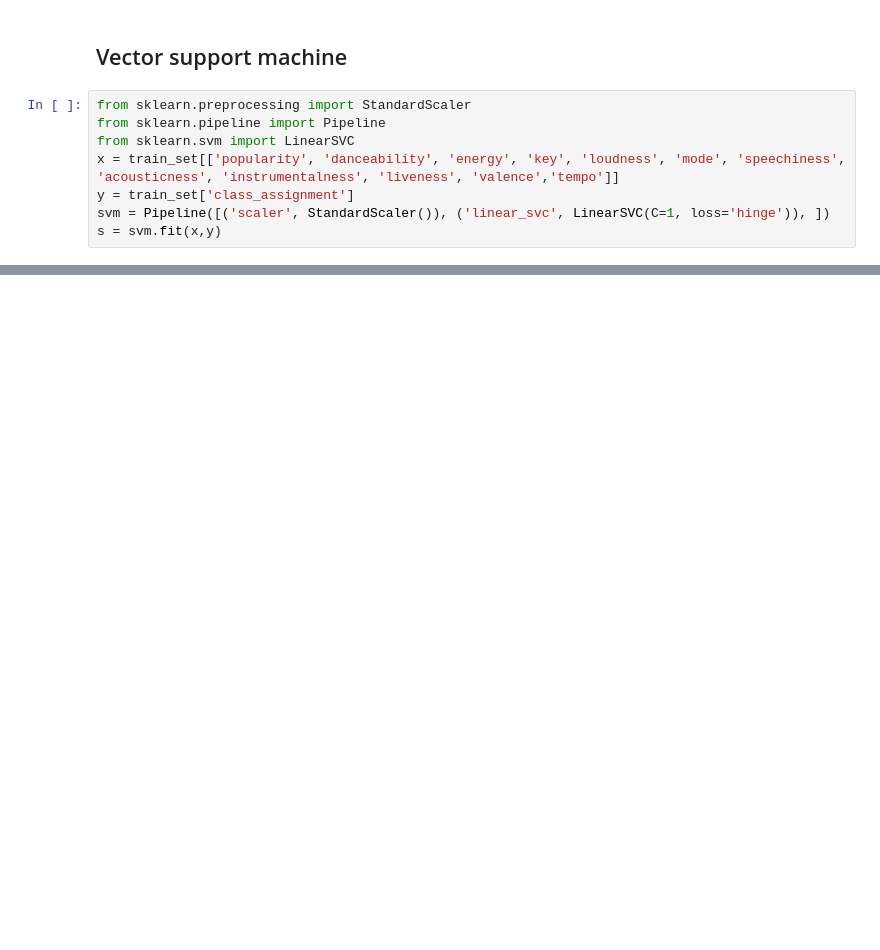
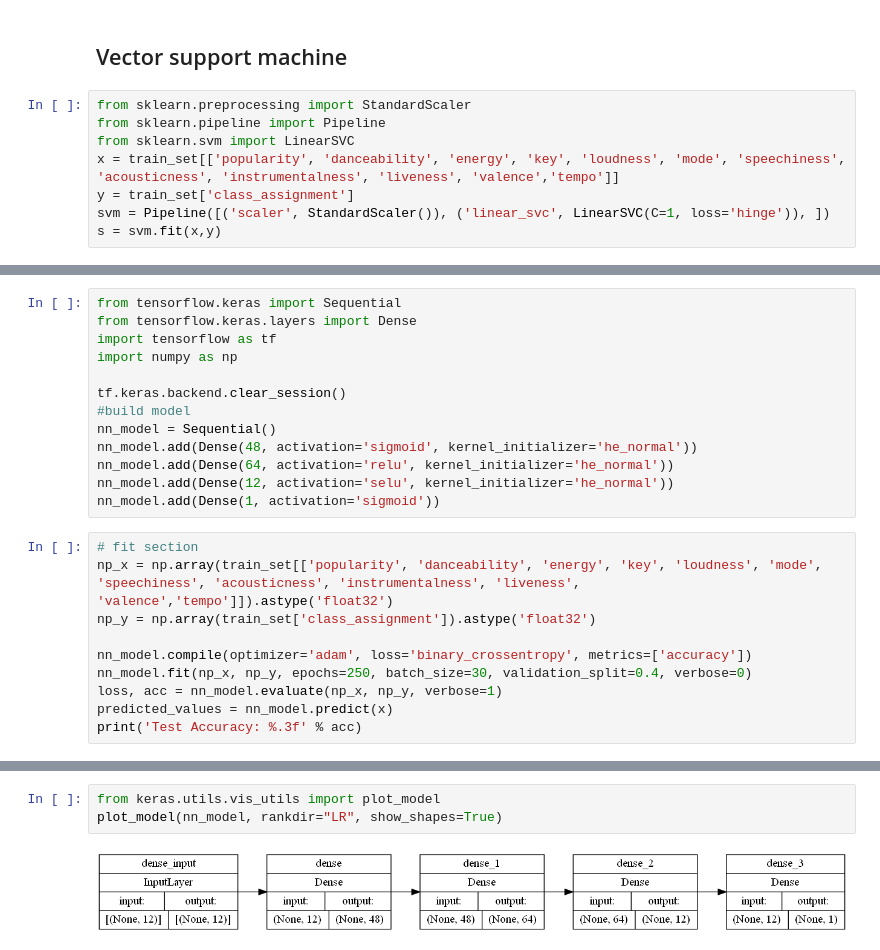
Before and after one commit to Brumberg/Eardrip, a Jupyter notebook: analysis/Analysis.ipynb, the cells around one changed output, grey strips where cells are left out. Saved outputs shown, nothing was run; the diff lists cells and outputs as text; blank space fills up the shorter version.

```diff
--- a/analysis/Analysis.ipynb
+++ b/analysis/Analysis.ipynb
@@ -307,0 +310,23 @@ Correct classified 6 out of 10
+# %%
+from tensorflow.keras import Sequential
+from tensorflow.keras.layers import Dense
+import tensorflow as tf
+import numpy as np
+
+tf.keras.backend.clear_session()
+#build model
+nn_model = Sequential()
+nn_model.add(Dense(48, activation='sigmoid', kernel_initializer='he_normal'))
+nn_model.add(Dense(64, activation='relu', kernel_initializer='he_normal'))
+nn_model.add(Dense(12, activation='selu', kernel_initializer='he_normal'))
+nn_model.add(Dense(1, activation='sigmoid'))
+# %%
+# fit section
+np_x = np.array(train_set[['popularity', 'danceability', 'energy', 'key', 'loudness', 'mode', 'speechiness', 'acousticness', 'instrumentalness', 'liveness', 'valence','tempo']]).astype('float32')
+np_y = np.array(train_set['class_assignment']).astype('float32')
+
+nn_model.compile(optimizer='adam', loss='binary_crossentropy', metrics=['accuracy'])
+nn_model.fit(np_x, np_y, epochs=250, batch_size=30, validation_split=0.4, verbose=0)
+loss, acc = nn_model.evaluate(np_x, np_y, verbose=1)
+predicted_values = nn_model.predict(x)
+print('Test Accuracy: %.3f' % acc)
@@ -307,0 +359,5 @@ Correct classified 6 out of 10
+# %%
+from keras.utils.vis_utils import plot_model
+plot_model(nn_model, rankdir="LR", show_shapes=True)
+# %% [output]
+[figure, added]
```
Also changed, not shown: parts of 14 cells of this notebook, 1 other file.
